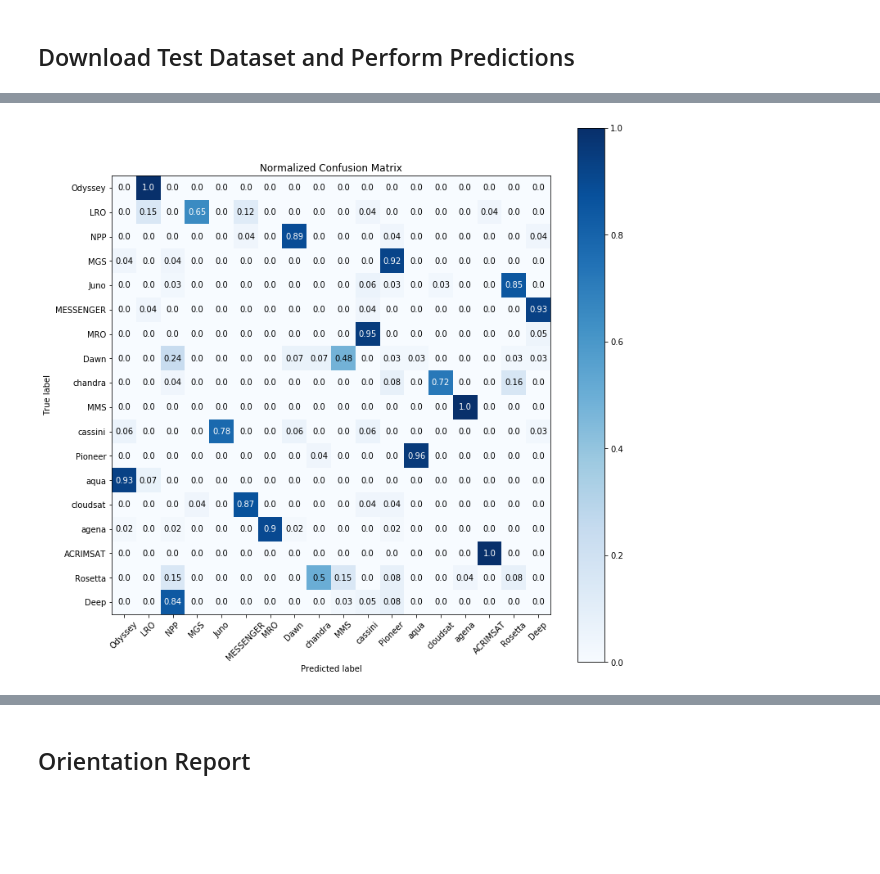
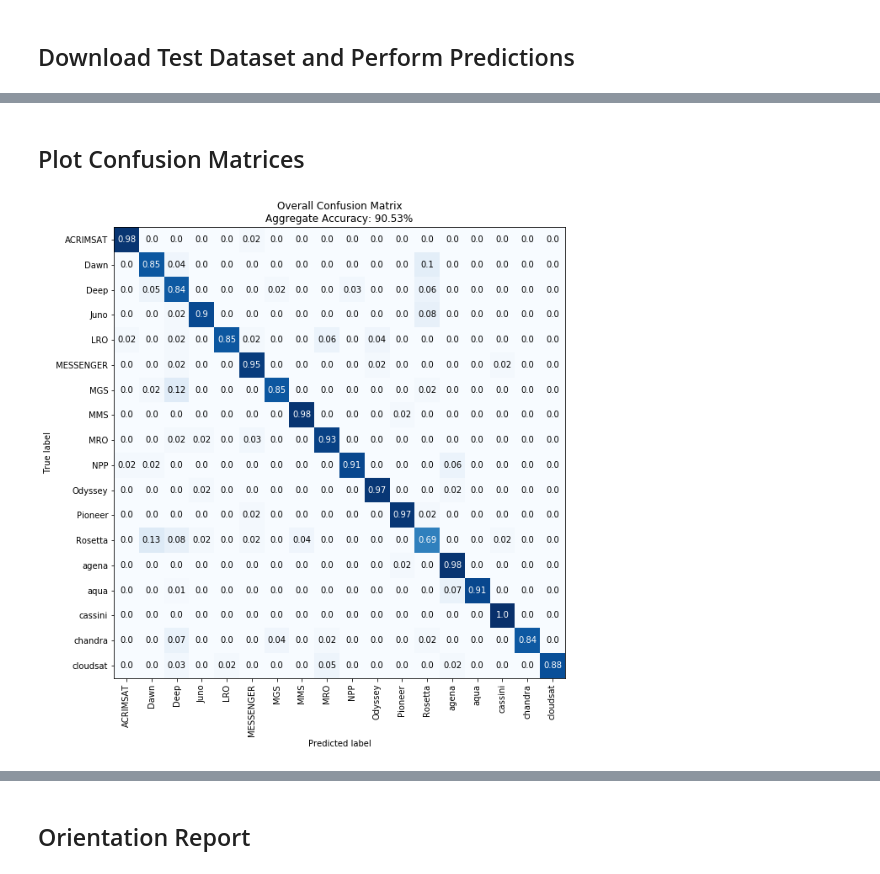
Before and after one commit to RosenblattAI/kolmogorov, a Jupyter notebook: model/evaluation.ipynb, the cells around one changed output, grey strips where cells are left out. Drawn from its saved outputs; the diff is of its cells as text; code cells hidden in the pictures; blank space fills up the shorter version.

Commit message:
add more content to model evaluation

```diff
--- a/model/evaluation.ipynb
+++ b/model/evaluation.ipynb
@@ -92,3 +145,4 @@ Best configuration save to best/config.yaml
 config = yaml.load(open('best/config.yaml'), Loader=yaml.FullLoader)
 m = Model(config, translation=False)
 model = m.tf_model
+model.load_weights(f'{best_path}/model-best.h5')
@@ -283,16 +190,23 @@ test_path = home + '/test'
 # %%
+from containers.training_beta.DatasetGenerator import DatasetGenerator
 images = []
 labels = []
 predictions = []
-test_ds_gen = DatasetGenerator('validation', multitask=True, distortion=True, evaluate=True) # replace with test and multitask=True
+# '/home/ec2-user/SageMaker/ssa-data/structured/less_distorted/agena'
+test_ds_gen = DatasetGenerator(
+    'validation',
+    multitask=config['orientation']['value'],
+    distortion=True,
+    distance=True,
+    evaluate=True
+)
 batch_iter = iter(test_ds_gen)
 # %%
-# TODO: some progress stats would be nice
-for _ in range(32): #range(test_ds_gen.steps):
+# TODO: some progress stats would be nice, 128 works fine, ResourceExhaustedError at 142 on ml.t2.medium
+for idx, batch in enumerate(range(64)): #range(test_ds_gen.steps):
     batch_images, batch_labels = next(batch_iter)
     images.append(batch_images)
     labels.append(batch_labels)
     batch_pred = model.predict_on_batch(batch_images)
     predictions.append(batch_pred)
-    break
 # %% [output]
@@ -336,4 +215,7 @@ plt.show()
 # %%
-#class_labels, distortion_labels = map(list, zip(*labels))
-class_labels, orientation_labels, distortion_labels = map(list, zip(*labels))
-class_predictions = predictions
+if config['orientation']['value']:
+    class_labels, orientation_labels, distortion_labels, distance_labels = map(list, zip(*labels))
+    class_predictions, orientation_predictions, distortion_labels, distance_labels =  map(list, zip(*predictions))
+else:
+    class_labels, distortion_labels, distance_labels = map(list, zip(*labels))
+    class_predictions = predictions
@@ -348,12 +331,18 @@ class_labels = tf.concat(class_labels, 0)
+# %% [markdown]
+## Plot Confusion Matrices
 # %%
-plot_confusion_matrix(
-    np.array(test_ds_gen.classes)[np.argmax(class_labels.numpy(), axis=1)],
-    np.array(test_ds_gen.classes)[np.argmax(class_predictions.numpy(), axis=1)],
-    figsize=(12,12),
-    labels=test_ds_gen.classes,
-    x_tick_rotation=45,
-    normalize=True
-)
+accuracy = np.sum(np.argmax(class_labels, axis=1) == np.argmax(class_predictions, axis=1))/class_labels.shape[0]
+ax = plot_confusion_matrix(
+        np.array(test_ds_gen.classes)[np.argmax(class_labels, axis=1)],
+        np.array(test_ds_gen.classes)[np.argmax(class_predictions, axis=1)],
+        figsize=(12,12),
+        labels=test_ds_gen.classes,
+        x_tick_rotation=90,
+        normalize=True,
+        title=f'Overall Confusion Matrix\nAggregate Accuracy: {round(accuracy*100,2)}%'
+    )
+cb = ax.images[0].colorbar
+cb.remove()
 plt.show()
 # %% [output]
-[figure, old version]
+[figure, new version]
```
Also changed, not shown: parts of 72 cells of this notebook.
